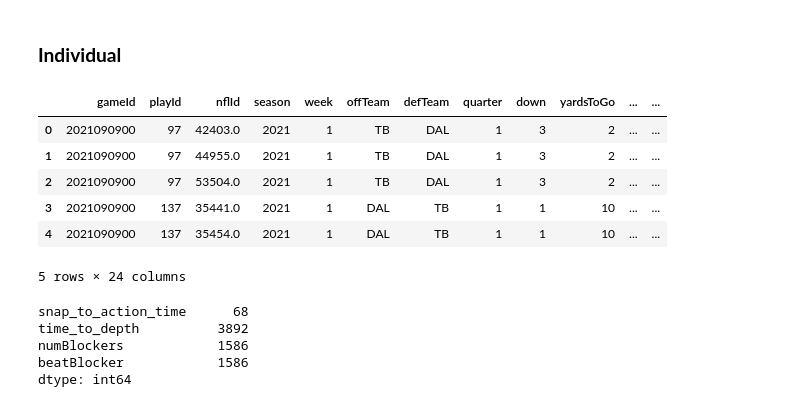
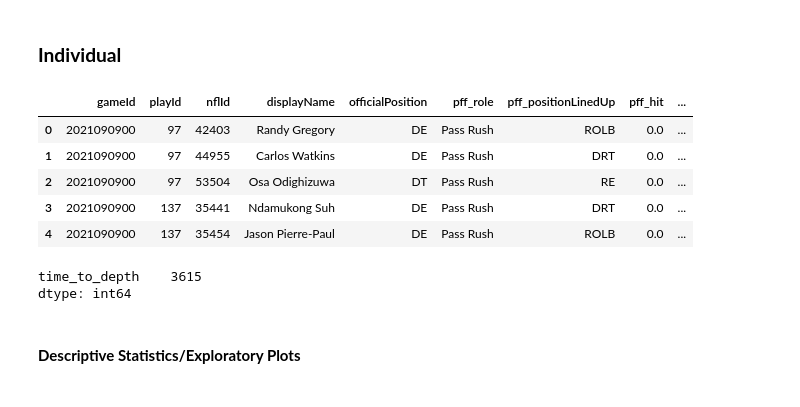
Before and after one commit to SolB77/2023-NFL-Big-Data-Bowl, a Jupyter notebook: Code/eda.ipynb, the cells around one changed output. Drawn from its saved outputs; the diff is of its cells as text; code cells hidden in the pictures.

Commit message:
Clean up

```diff
--- a/Code/eda.ipynb
+++ b/Code/eda.ipynb
@@ -284,0 +282,10 @@ dl_block_stats_df.head()
+# %%
+# Get whether the pass rusher got a pressure on the play
+dl = ['NT','DT','DE']
+conds = f"pff_role == 'Pass Rush' and officialPosition in {dl}"
+
+coi = ['gameId', 'playId', 'nflId', 'pff_sack', 'pff_hit', 'pff_hurry']
+dl_pressure_df = player_level_df.query(conds)[coi]
+dl_pressure_df['pressureOnPlay'] = dl_pressure_df.loc[:,["pff_sack","pff_hit","pff_hurry"]].sum(axis=1)
+dl_pressure_df = dl_pressure_df.drop(columns=['pff_sack','pff_hit','pff_hurry'])
+dl_pressure_df.head()
@@ -596,48 +621,38 @@ plt.show()
 # %%
 # Get the player-level DL relevant data for players who played more than 30 snaps (to account for noise)
 # Note: potentially consider OLB in DL
-high_snap_pass_rushers = player_gen_stat_df.query("position in ['DE','DT','NT'] and roleOnPlay == 'Pass Rush'").nflId.value_counts().loc[lambda c: c > 50].index.tolist()
+high_snap_pass_rushers = player_level_df.query("officialPosition in ['NT','DT','DE'] and pff_role == 'Pass Rush'").nflId.value_counts().loc[lambda c: c > 35].index.tolist()
+coi = ['gameId', 'playId', 'nflId', 'displayName', 'officialPosition',
+       'pff_role', 'pff_positionLinedUp', 'pff_hit', 'pff_hurry', 'pff_sack']
+dl_df = (player_level_df[coi].query(f"nflId in {high_snap_pass_rushers} and pff_role == 'Pass Rush'")
+        .merge(snap_to_action_df, how='left', on=['gameId','playId'])
+        .merge(rusher_dist_at_rel_df, how='left', on=['gameId','playId','nflId'])
+        .merge(time_to_depth_df, how='left', on=['gameId','playId','nflId'])
+        .merge(dl_num_blockers_df, how='left', on=['gameId','playId','nflId'])
+        .merge(dl_pressure_df, how='left', on=['gameId','playId', 'nflId']))
 
-coi = ['gameId', 'playId', 'nflId', 'season', 'week',
-    'offTeam', 'defTeam', 'quarter', 'down', 'yardsToGo', 'passResult',
-    'prePenaltyPlayResult', 'playerName', 'position', 'snap_to_action_time',
-    'distance_at_rel', 'pff_hit', 'pff_hurry', 'pff_sack', 'time_to_depth',
-    'numBlockers', 'beatBlocker']
-dl_df = (player_gen_stat_df.query(f"nflId in {high_snap_pass_rushers}")
-        .merge(rusher_dist_at_rel_df, how='left', on=['gameId','playId','nflId'])
-        .merge(snap_to_action_df, how='left', on=['gameId','playId'])
-        .merge(time_to_depth_df, how='left', on=['gameId','playId','nflId'])
-        .merge(dl_block_stats_df, how='left', left_on=['gameId','playId','nflId'], right_on=['gameId','playId','nflIdDefender'])[coi])
+dl_df.loc[dl_df.numBlockers.isna(), 'numBlockers'] = 0
+dl_df.loc[dl_df.multBlockers.isna(), 'multBlockers'] = 'U'
 
-dl_df.loc[dl_df.numBlockers.astype("float") > 1, 'doubleTeamed'] = 'Y'
-dl_df.loc[dl_df.numBlockers.astype("float") == 1, 'doubleTeamed'] = 'N'
-dl_df.loc[dl_df.numBlockers.isna(), 'doubleTeamed'] = 'U'
+# Clean up NAs
+# A missing snap_to_action_time/distance at rel occurs when a certain play is missing either a snap or action event
+dl_df = dl_df.dropna(subset=['snap_to_action_time','distance_at_rel'], how='any')
 
-dl_df.loc[dl_df.beatBlocker == 1, 'beatBlockerStr'] = 'Y'
-dl_df.loc[dl_df.beatBlocker == 0, 'beatBlockerStr'] = 'N'
-dl_df.loc[dl_df.beatBlocker.isna(), 'beatBlockerStr'] = 'U'
-
-indy_dl_pxp_df = dl_df
-
-indy_dl_pxp_df.head()
+dl_df.head()
 # %% [output]
-|  | gameId | playId | nflId | season | week | offTeam | defTeam | quarter | down | yardsToGo | ... | ... |
-| 0 | 2021090900 | 97 | 42403.0 | 2021 | 1 | TB | DAL | 1 | 3 | 2 | ... | ... |
-| 1 | 2021090900 | 97 | 44955.0 | 2021 | 1 | TB | DAL | 1 | 3 | 2 | ... | ... |
-| 2 | 2021090900 | 97 | 53504.0 | 2021 | 1 | TB | DAL | 1 | 3 | 2 | ... | ... |
-| 3 | 2021090900 | 137 | 35441.0 | 2021 | 1 | DAL | TB | 1 | 1 | 10 | ... | ... |
-| 4 | 2021090900 | 137 | 35454.0 | 2021 | 1 | DAL | TB | 1 | 1 | 10 | ... | ... |
+|  | gameId | playId | nflId | displayName | officialPosition | pff_role | pff_positionLinedUp | pff_hit | ... |
+| 0 | 2021090900 | 97 | 42403 | Randy Gregory | DE | Pass Rush | ROLB | 0.0 | ... |
+| 1 | 2021090900 | 97 | 44955 | Carlos Watkins | DE | Pass Rush | DRT | 0.0 | ... |
+| 2 | 2021090900 | 97 | 53504 | Osa Odighizuwa | DT | Pass Rush | RE | 0.0 | ... |
+| 3 | 2021090900 | 137 | 35441 | Ndamukong Suh | DE | Pass Rush | DRT | 0.0 | ... |
+| 4 | 2021090900 | 137 | 35454 | Jason Pierre-Paul | DE | Pass Rush | ROLB | 0.0 | ... |
-5 rows × 24 columns
 # %%
 # Check for NAs
-# A missing snap_to_action_time occurs when a certain play is missing either a snap or action event (can't calculate time)
-# A missing time_to_depth occurs when the rusher did not make it to 3 yards (potentially need to use another statistic)
-# Missing numBlockers and beatBlocker occurs when a defensive player is unblocked
-if sum(indy_dl_pxp_df.isna().sum().values) != 0:
-    print(indy_dl_pxp_df.isna().sum().loc[lambda x: x > 0])
+# A missing time_to_depth occurs when the rusher did not make it to 3 yards or there is a missing snap time (potentially need to use another statistic)
+if sum(dl_df.isna().sum().values) != 0:
+    print(dl_df.isna().sum().loc[lambda x: x > 0])
 # %% [output]
-snap_to_action_time      68
-time_to_depth          3892
-numBlockers            1586
-beatBlocker            1586
+time_to_depth    3615
 dtype: int64
+# %% [markdown]
+#### **Descriptive Statistics/Exploratory Plots**
```
Also changed, not shown: parts of 39 cells of this notebook.
